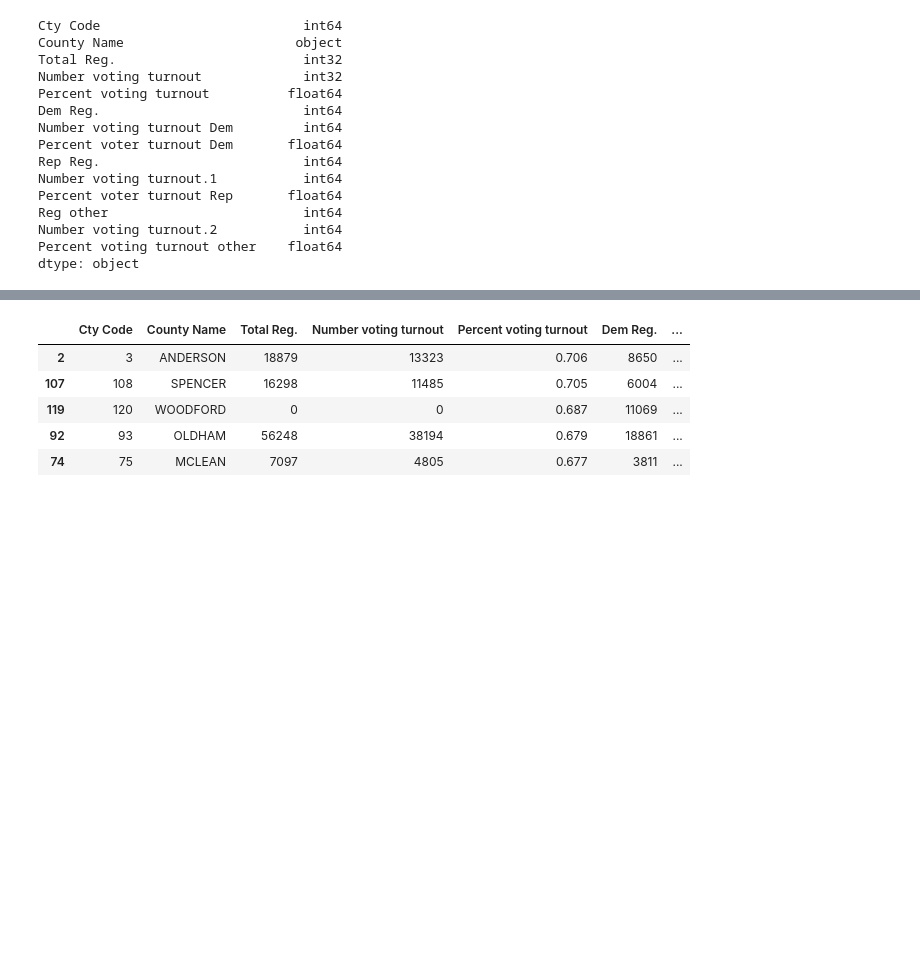
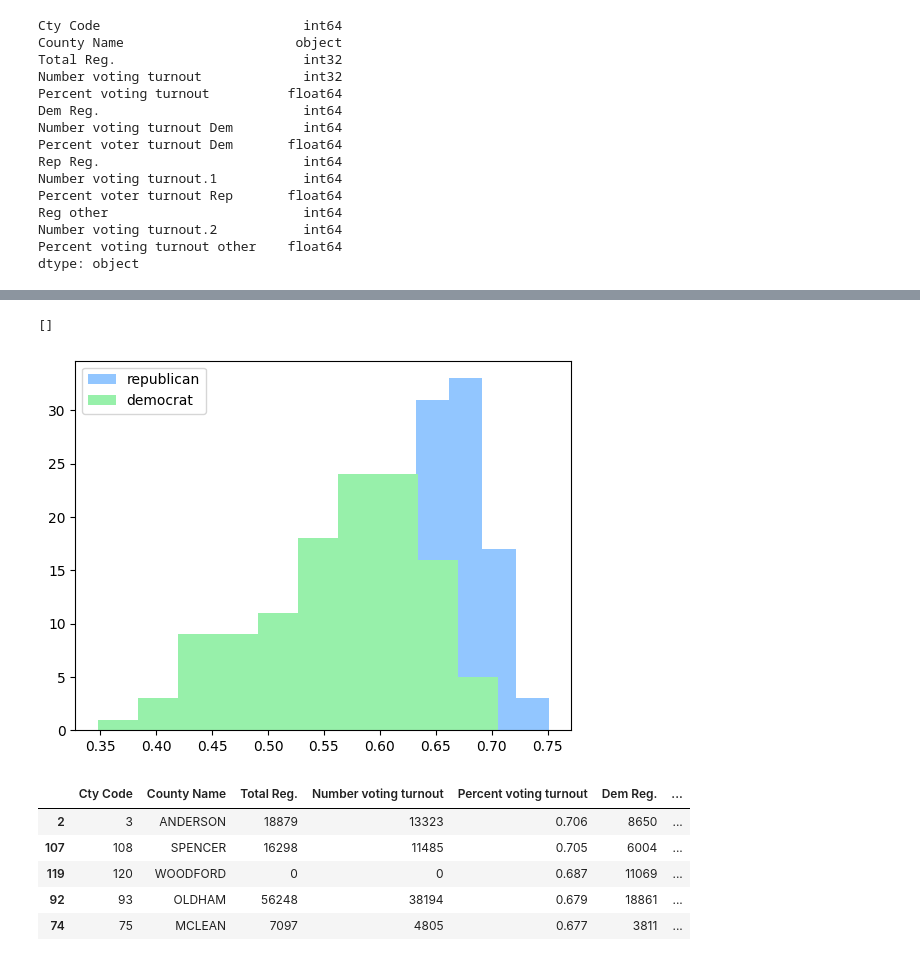
Before and after one commit to vettaca/-Hamer, a Jupyter notebook: analysis.ipynb, the cells around one changed output, grey strips where cells are left out. Cells and saved outputs as stored; diff of their text form; code cells hidden in the pictures; blank space fills up the shorter version.

```diff
--- a/analysis.ipynb
+++ b/analysis.ipynb
@@ -120,3 +123,13 @@ turnout_2020
+# %%
+republican = turnout_2020['Percent voter turnout Rep']
+democrat = turnout_2020['Percent voter turnout Dem']
+plt.hist(republican,label='republican')
+plt.hist(democrat,label='democrat')
+plt.legend()
+plt.plot()
+# %% [output]
+[]
+[figure, added]
 # %%
 df=turnout_2020.nlargest(n=5, columns=['Percent voting turnout'])
 df
```
Also changed, not shown: parts of 30 cells of this notebook.
